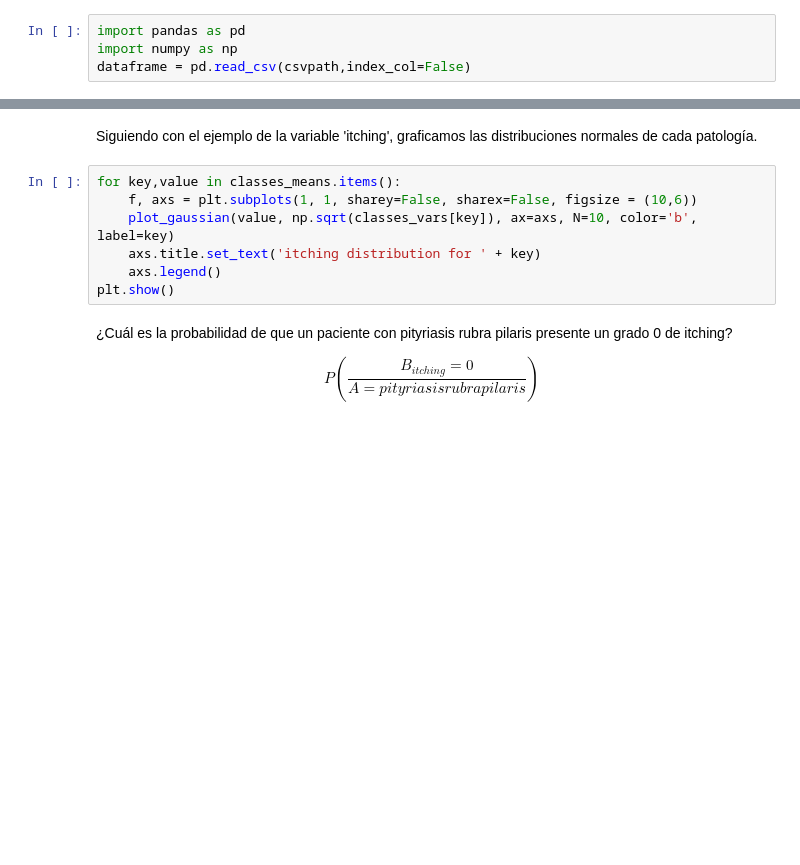
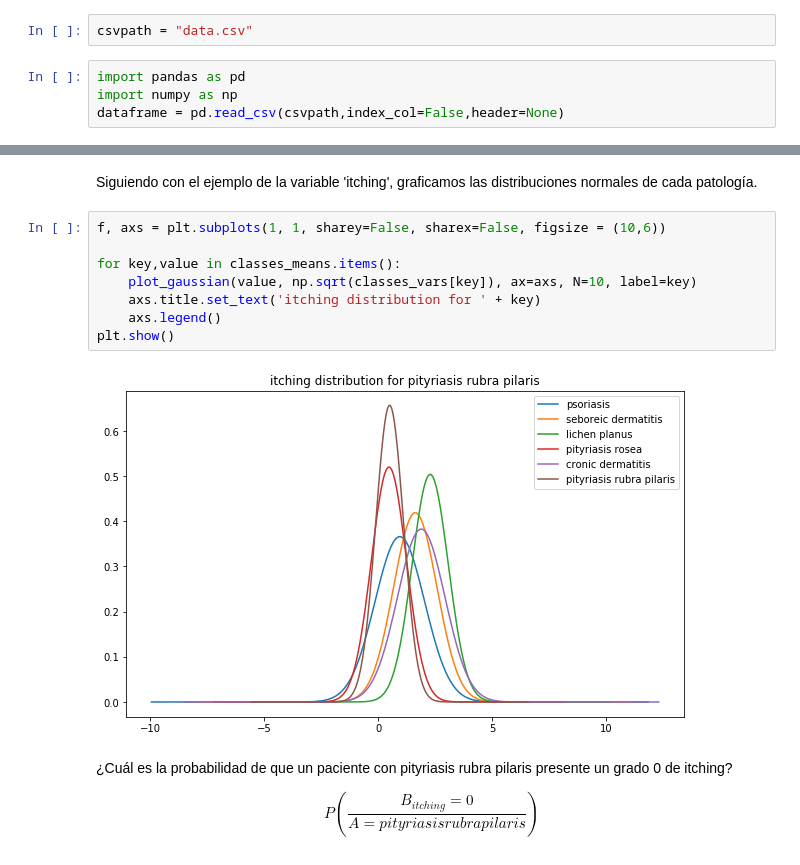
Before and after one commit to 2245-RN-ITBA/Clase-2--Hiperparametros-y-Tecnicas-de-Validacion, a Jupyter notebook: NaiveBayes-BIO-final.ipynb, the cells around one changed output, grey strips where cells are left out. Cells and saved outputs as stored; diff of their text form; blank space fills up the shorter version.

```diff
--- a/NaiveBayes-BIO-final.ipynb
+++ b/NaiveBayes-BIO-final.ipynb
@@ -61,4 +59,6 @@ csvpath = "C:/Users/Candelaria/Downloads/data_dermatology.csv"
+# %%
+csvpath = "data.csv"
 # %%
 import pandas as pd
 import numpy as np
-dataframe = pd.read_csv(csvpath,index_col=False)
+dataframe = pd.read_csv(csvpath,index_col=False,header=None)
@@ -166,12 +205,15 @@ def plot_gaussian(mu=0, sig= 1, points = 200, N = 2, marker=None, label = None,
 # %% [markdown]
 Siguiendo con el ejemplo de la variable 'itching', graficamos las distribuciones normales de cada patología.
 # %%
+f, axs = plt.subplots(1, 1, sharey=False, sharex=False, figsize = (10,6))
+
 for key,value in classes_means.items():
-    f, axs = plt.subplots(1, 1, sharey=False, sharex=False, figsize = (10,6))
-    plot_gaussian(value, np.sqrt(classes_vars[key]), ax=axs, N=10, color='b', label=key)
+    plot_gaussian(value, np.sqrt(classes_vars[key]), ax=axs, N=10, label=key)
     axs.title.set_text('itching distribution for ' + key)
     axs.legend()
 plt.show()
+# %% [output]
+[figure, added]
 # %% [markdown]
 ¿Cuál es la probabilidad de que un paciente con pityriasis rubra pilaris presente un grado 0 de itching?
 
```
Also changed, not shown: parts of 14 cells of this notebook.
